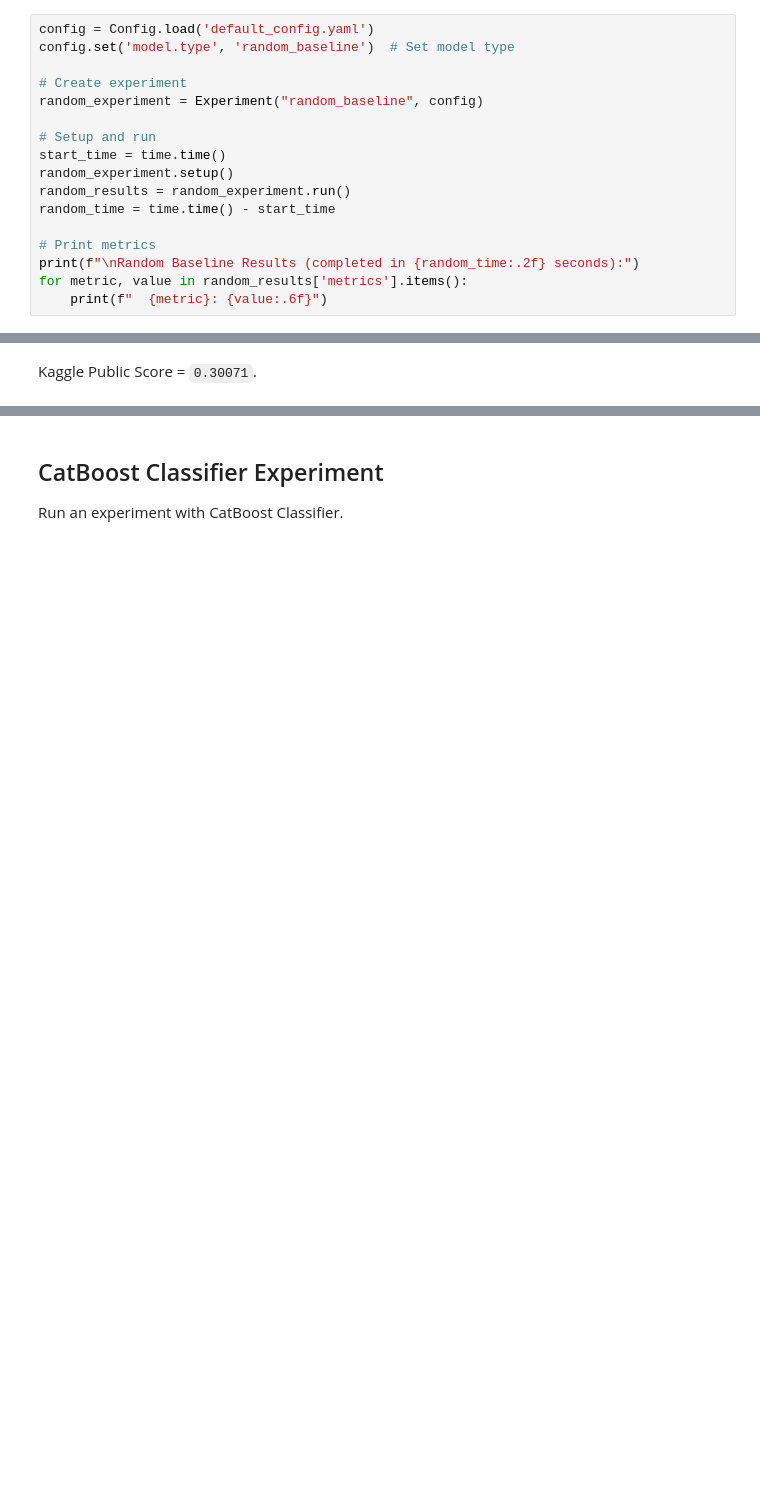
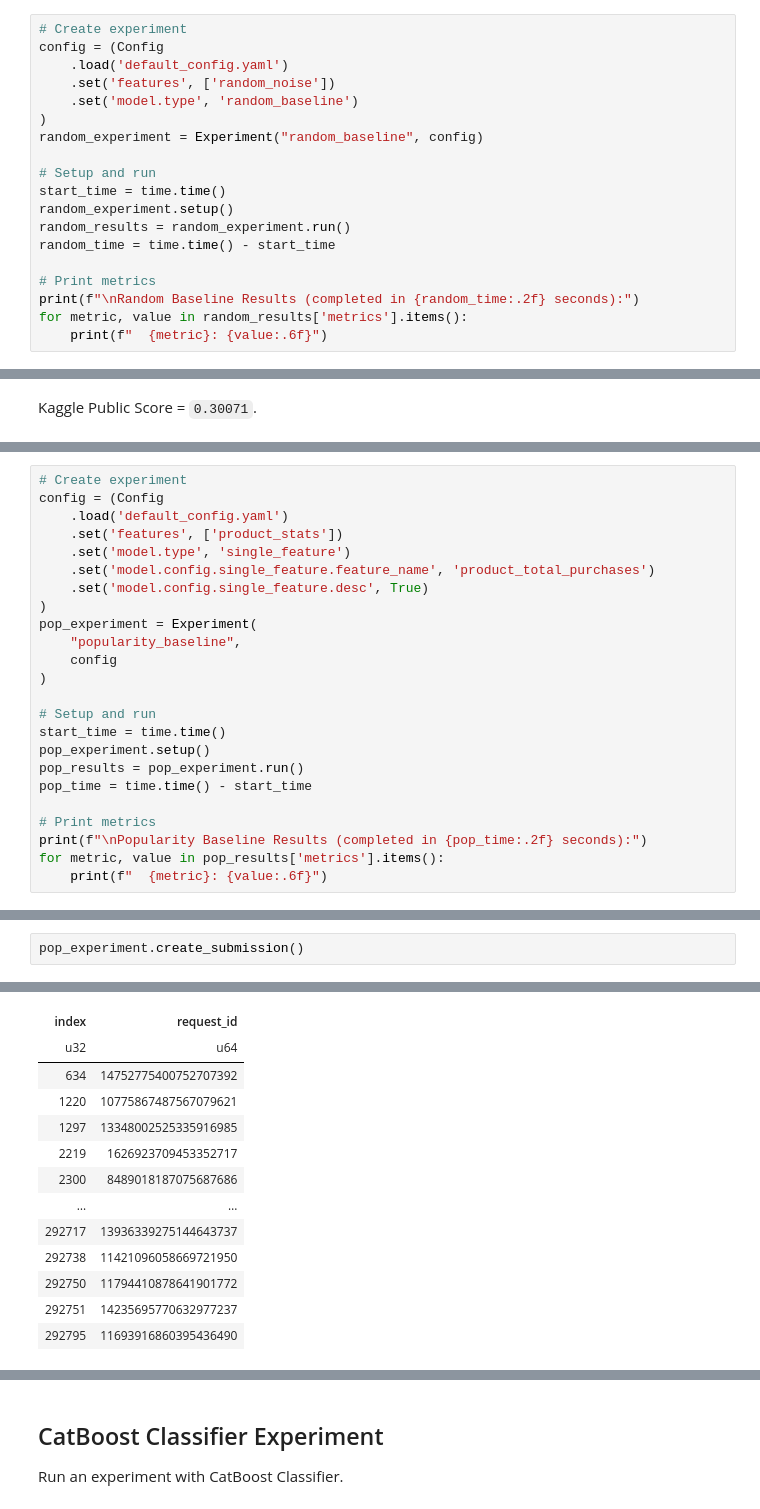
Before and after one commit to almayor/lavka-rs-contest, a Jupyter notebook: full_experiment.ipynb, the cells around one changed output, grey strips where cells are left out. Cells and saved outputs as stored; diff of their text form; blank space fills up the shorter version.

Commit message:
added popularity baseline

```diff
--- a/full_experiment.ipynb
+++ b/full_experiment.ipynb
@@ -20,10 +20,12 @@ setup_logging()
 # %% [markdown]
 First, let's see how well a model that outputs random predictions does.
 # %%
-config = Config.load('default_config.yaml')
-config.set('model.type', 'random_baseline')  # Set model type
-
 # Create experiment
+config = (Config
+    .load('default_config.yaml')
+    .set('features', ['random_noise'])
+    .set('model.type', 'random_baseline')
+)
 random_experiment = Experiment("random_baseline", config)
 
 # Setup and run
@@ -91,0 +65,24 @@ Kaggle Public Score = `0.30071`.
+# %%
+# Create experiment
+config = (Config
+    .load('default_config.yaml')
+    .set('features', ['product_stats'])
+    .set('model.type', 'single_feature')
+    .set('model.config.single_feature.feature_name', 'product_total_purchases')
+    .set('model.config.single_feature.desc', True)
+)
+pop_experiment = Experiment(
+    "popularity_baseline",
+    config
+)
+
+# Setup and run
+start_time = time.time()
+pop_experiment.setup()
+pop_results = pop_experiment.run()
+pop_time = time.time() - start_time
+
+# Print metrics
+print(f"\nPopularity Baseline Results (completed in {pop_time:.2f} seconds):")
+for metric, value in pop_results['metrics'].items():
+    print(f"  {metric}: {value:.6f}")
@@ -91,0 +94,3 @@ Kaggle Public Score = `0.30071`.
+# %%
+pop_experiment.create_submission()
+# %% [output]
@@ -91,0 +114,13 @@ Kaggle Public Score = `0.30071`.
+| index | request_id |
+| u32 | u64 |
+| 634 | 14752775400752707392 |
+| 1220 | 10775867487567079621 |
+| 1297 | 13348002525335916985 |
+| 2219 | 1626923709453352717 |
+| 2300 | 8489018187075687686 |
+| … | … |
+| 292717 | 13936339275144643737 |
+| 292738 | 11421096058669721950 |
+| 292750 | 11794410878641901772 |
+| 292751 | 14235695770632977237 |
+| 292795 | 11693916860395436490 |
```
Also changed, not shown: parts of 7 cells of this notebook, 8 other files.
